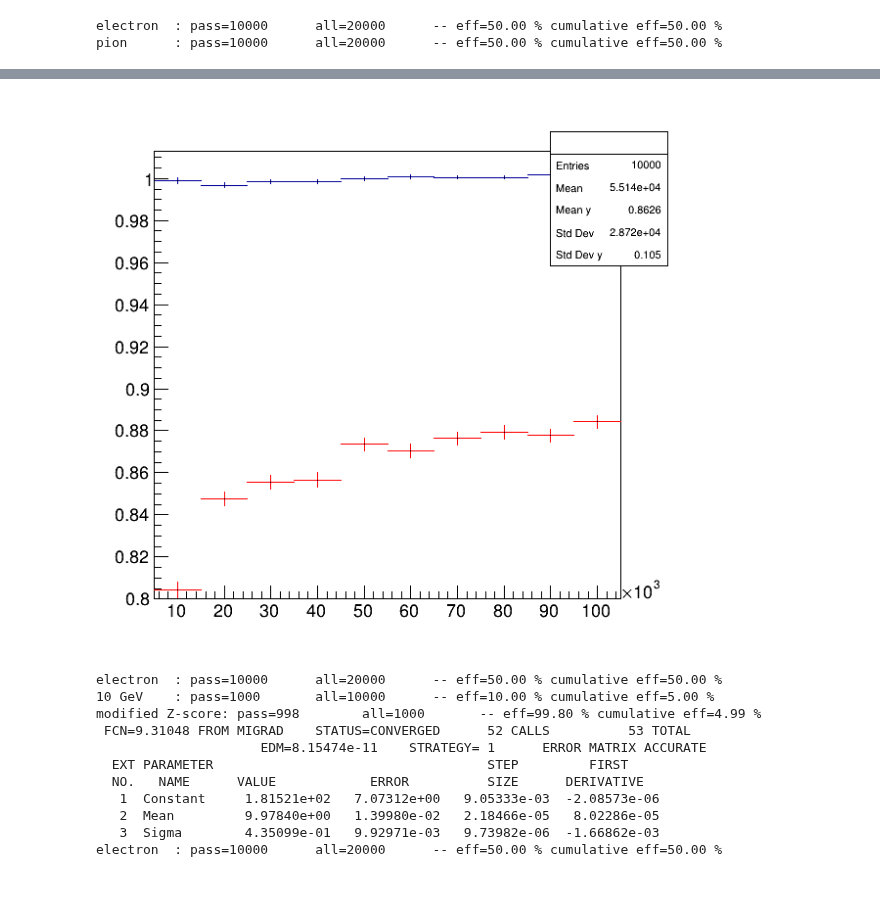
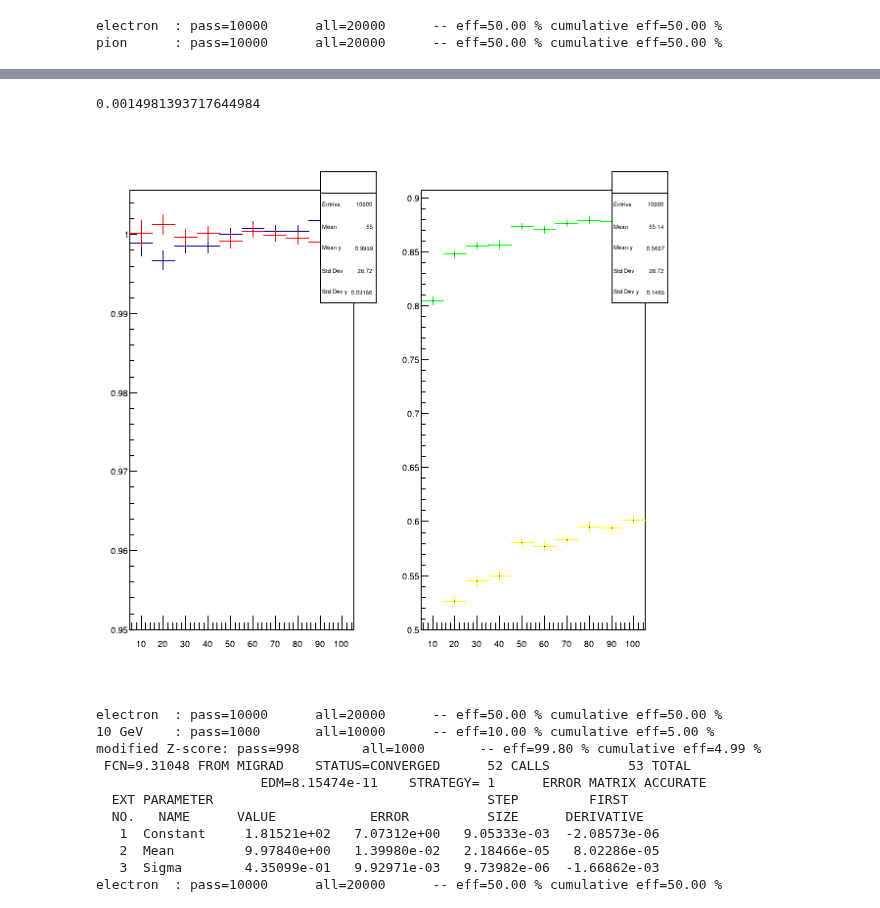
Before and after one commit to mollyhjorthjensen/DREAM, a Jupyter notebook: Analysis/validation2.ipynb, the cells around one changed output, grey strips where cells are left out. Saved outputs shown, nothing was run; the diff lists cells and outputs as text; code cells hidden in the pictures.

```diff
--- a/Analysis/validation2.ipynb
+++ b/Analysis/validation2.ipynb
@@ -33,8 +32,11 @@ print(rdf.GetColumnNames())
 { "PrimaryPDG", "PrimaryEnergy", "PrimaryDecayMode", "LateralLeakage", "AbsorberMaterial", "VoxelsAlongY", "VecShowerPDG", "VecShowerCharge", "VecShowerPosition", "VecShowerEnergy", "VecShowerMomentum ...
 # %%
 rdf2 = rdf
+rdf2 = rdf2.Define("PrimaryEnergy_GeV", "PrimaryEnergy*1e-3")
 rdf2 = rdf2.Define("VecSignalScnt_corr", leakage.format("VecSignalScnt"))
 rdf2 = rdf2.Define("VecSignalCkov_corr", leakage.format("VecSignalCkov"))
+# rdf2 = rdf2.Define("Snorm_", "Sum(VecSignalScnt_corr) / PrimaryEnergy")
+# rdf2 = rdf2.Define("Cnorm_", "Sum(VecSignalCkov_corr) / PrimaryEnergy")
 rdf2 = rdf2.Define("VecSignalScnt_cal", f"VecSignalScnt/{cal['Scnt']}")
 rdf2 = rdf2.Define("VecSignalCkov_cal", f"VecSignalCkov/{cal['Ckov']}")
 rdf2 = rdf2.Define("Ssum", "Sum(VecSignalScnt_cal)")
@@ -87,18 +181,33 @@ for rdf in [rdf2_e, rdf2_pi]:
 # %%
 c1 = ROOT.TCanvas("c1", "c1", 600, 600)
-xlow = 5000
-xup = 105000
+c1.Divide(2)
+xlow = 5
+xup = 105
 nbins = 10
 model = ("", "", nbins, xlow, xup)
-h1 = rdf2_e.Profile1D(model, "PrimaryEnergy", "Snorm")
-h2 = rdf2_pi.Profile1D(model, "PrimaryEnergy", "Snorm")
-h1.Draw()
+h1 = rdf2_e.Profile1D(model, "PrimaryEnergy_GeV", "Snorm")
+print(h1.GetBinError(1))
+h3 = rdf2_pi.Profile1D(model, "PrimaryEnergy_GeV", "Snorm")
+h2 = rdf2_e.Profile1D(model, "PrimaryEnergy_GeV", "Cnorm")
+h4 = rdf2_pi.Profile1D(model, "PrimaryEnergy_GeV", "Cnorm")
+c1.cd(1)
+h1.Draw("HIST p e")
 h2.Draw("sames")
 h2.SetLineColor(ROOT.kRed)
-h1.SetMinimum(0.8)
+h1.SetMinimum(1.05)
+h1.SetMinimum(0.95)
+
+c1.cd(2)
+h3.Draw()
+h4.Draw("sames")
+h3.SetLineColor(ROOT.kGreen)
+h4.SetLineColor(ROOT.kYellow)
+h3.SetMinimum(1.1)
+h3.SetMinimum(0.5)
 c1.Draw()
 # %% [output]
+0.0014981393717644984
-[figure, old version]
+[figure, new version]
 # %%
 import copy
 ROOT.gStyle.SetOptStat("emr")
```
Also changed, not shown: parts of 5 cells of this notebook.
